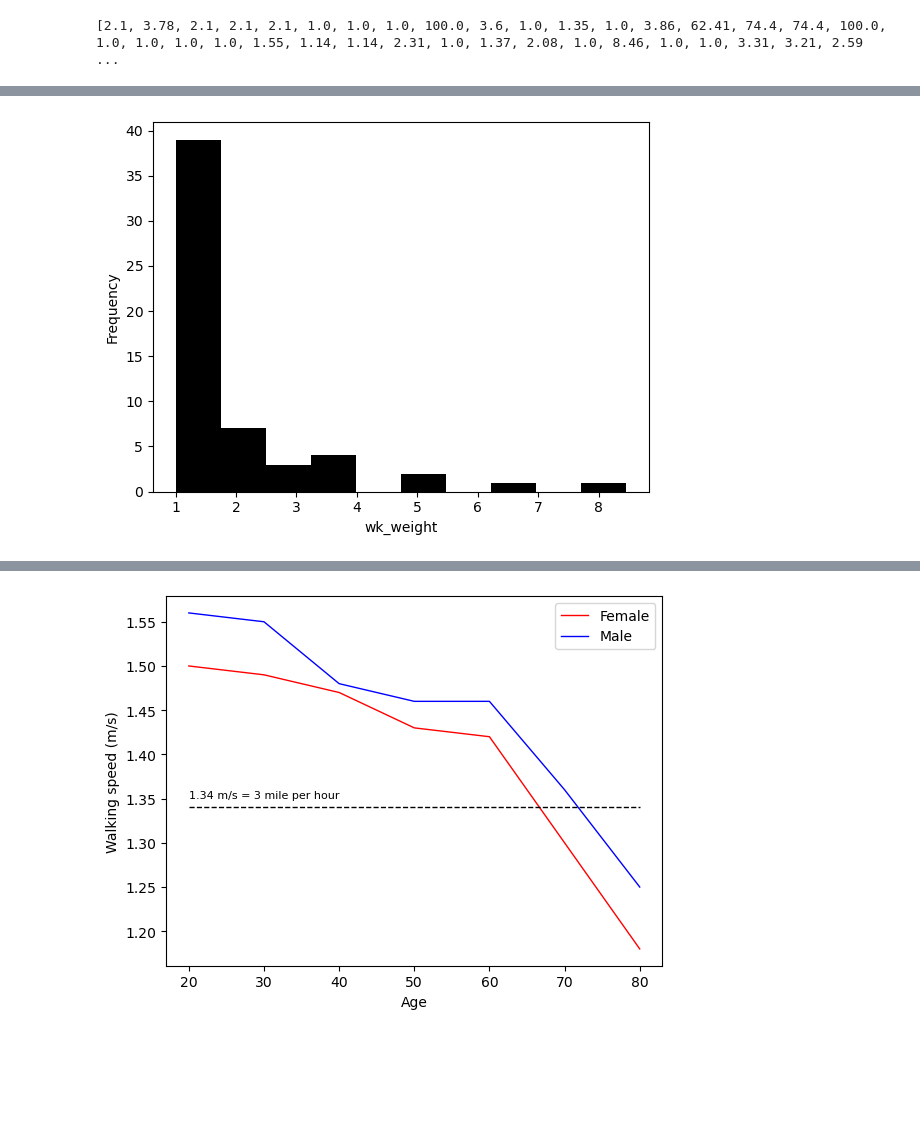
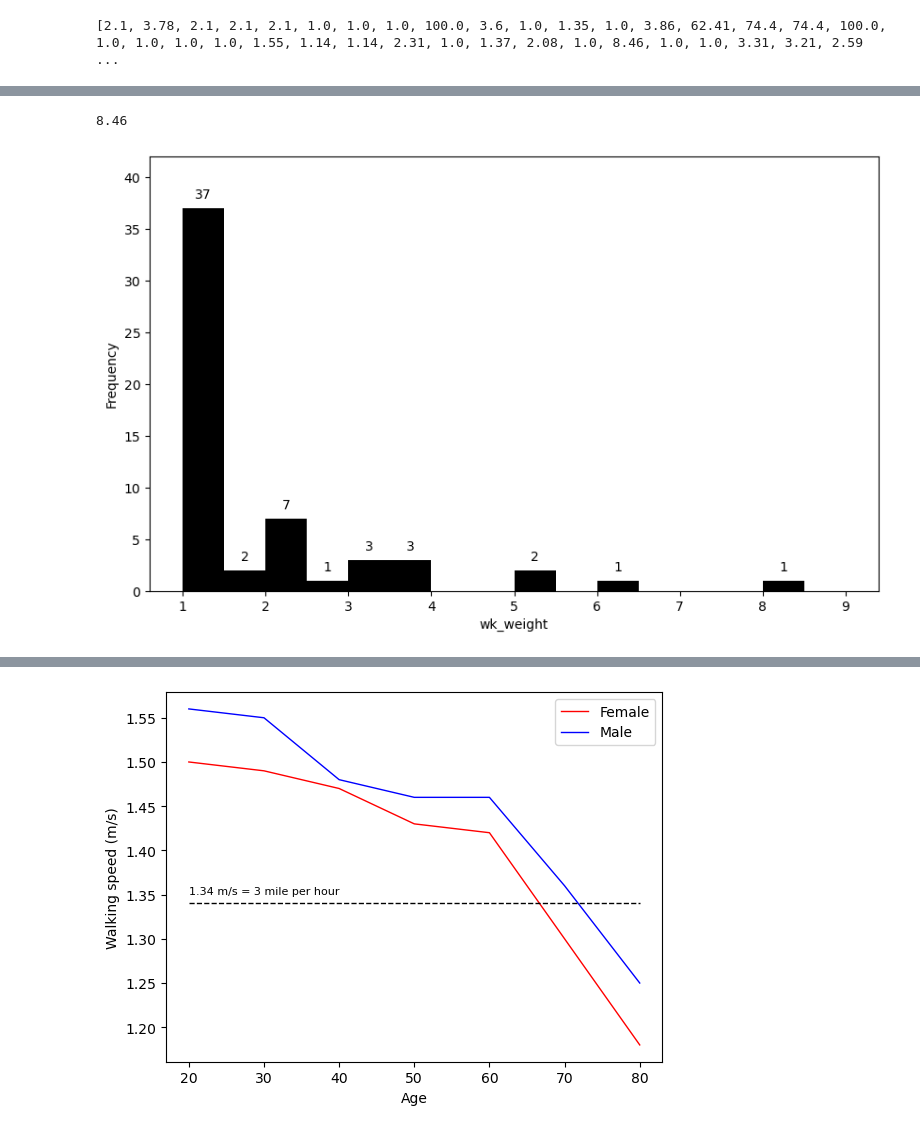
Before and after one commit to wrayx/walking_priority, a Jupyter notebook: plot_walking_speed.ipynb, the cells around one changed output, grey strips where cells are left out. Drawn from its saved outputs; the diff is of its cells as text; code cells hidden in the pictures; blank space fills up the shorter version.

```diff
--- a/plot_walking_speed.ipynb
+++ b/plot_walking_speed.ipynb
@@ -10,12 +14,23 @@ print(wk_weights)
 # %% [output]
 [2.1, 3.78, 2.1, 2.1, 2.1, 1.0, 1.0, 1.0, 100.0, 3.6, 1.0, 1.35, 1.0, 3.86, 62.41, 74.4, 74.4, 100.0, 1.0, 1.0, 1.0, 1.0, 1.55, 1.14, 1.14, 2.31, 1.0, 1.37, 2.08, 1.0, 8.46, 1.0, 1.0, 3.31, 3.21, 2.59 ...
 # %%
+step_size = 5
+
+# histogram for all computed wk_weight(s)
+fig, ax = plt.subplots(figsize=(10,6))
 wk_weights_less_100 = [x for x in wk_weights if x < 100]
+num_bins = np.arange(0, ceil(max(wk_weights_less_100)) + step_size, step_size)
+n, bins, patches = ax.hist(wk_weights_less_100, density=False, bins=num_bins, color='k')  # density=False would make counts
 
-print(len(wk_weights))
+# Add numbers on the top of bars
+for rect in ax.patches:
+    height = rect.get_height()
+    if height != 0:
+        ax.annotate(f'{int(height)}', xy=(rect.get_x()+rect.get_width()/2, height),
+                    xytext=(0, 5), textcoords='offset points', ha='center', va='bottom')
 
-plt.hist(wk_weights_less_100, density=False, bins=20, color='k')  # density=False would make counts
-plt.xlabel("wk_weight")
-plt.ylabel("Frequency")
+ax.set_xlabel("wk_weight")
+ax.set_ylabel("Frequency")
+ax.set_ylim(0, max(n)+5)
 plt.savefig('output/hist_wk_weight[1-100).png', dpi=300, bbox_inches='tight')
 # %% [output]
@@ -36,8 +38,25 @@ plt.savefig('output/hist_wk_weight(1-100).png', dpi=300, bbox_inches='tight')
 # %%
+step_size = 0.5
+
+# histogram for computed wk_weight(s) in between 1 and 10
+fig, ax = plt.subplots(figsize=(10,6))
 wk_weights_less_10 = [x for x in wk_weights if x < 10]
-plt.hist(wk_weights_less_10, density=False, bins=10, color='k')  # density=False would make counts
-plt.xlabel("wk_weight")
-plt.ylabel("Frequency")
+num_bins = np.arange(1, ceil(max(wk_weights_less_10)) + step_size, step_size)
+n, bins, patches = ax.hist(wk_weights_less_10, density=False, bins=num_bins, color='k')  # density=False would make counts
+# Add numbers on the top of each bar
+for rect in ax.patches:
+    height = rect.get_height()
+    if height != 0:
+        ax.annotate(f'{int(height)}', xy=(rect.get_x()+rect.get_width()/2, height),
+                    xytext=(0, 5), textcoords='offset points', ha='center', va='bottom')
+
+ax.set_xlabel("wk_weight")
+ax.set_ylabel("Frequency")
+ax.set_ylim(0, max(n)+5)
+# ax.set_xticks(num_bins)
 plt.savefig('output/hist_wk_weight[1-10).png', dpi=300, bbox_inches='tight')
+
+print(max(wk_weights_less_10))
 # %% [output]
+8.46
-[figure, old version]
+[figure, new version]
```
Also changed, not shown: parts of 4 cells of this notebook.
